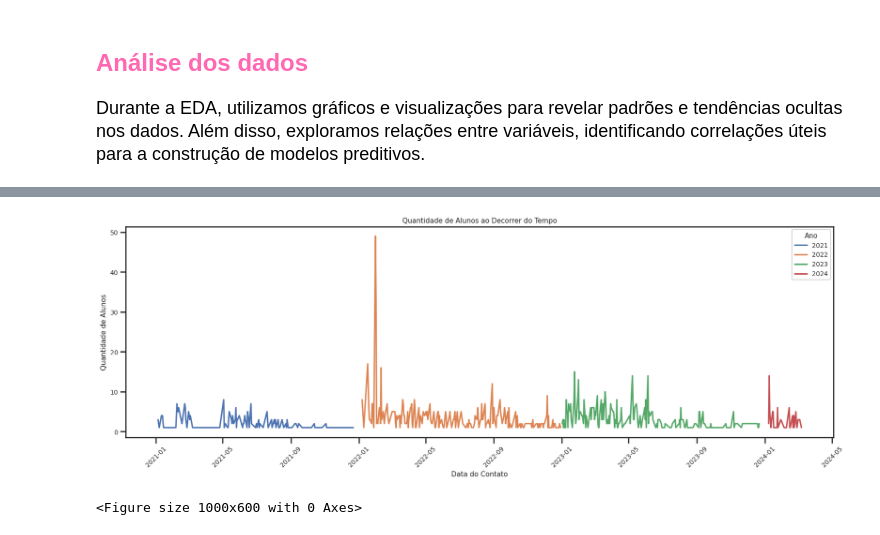
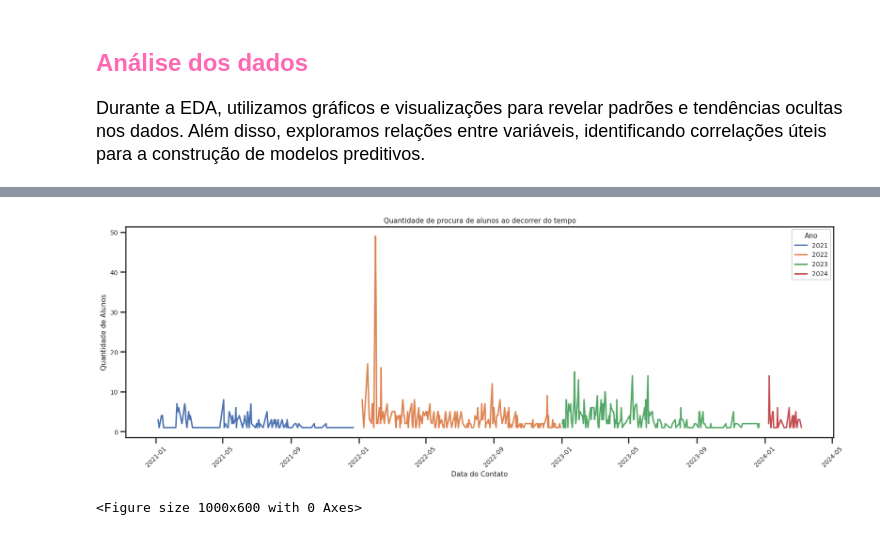
Before and after one commit to KoreTane/PredictiveLeadManagement, a Jupyter notebook: EDA.ipynb, the cells around one changed output, grey strips where cells are left out. Drawn from its saved outputs; the diff is of its cells as text; code cells hidden in the pictures.

```diff
--- a/EDA.ipynb
+++ b/EDA.ipynb
@@ -55,35 +55,35 @@ dfc['DATA 1º CONTATO'] = pd.to_datetime(dfc['DATA 1º CONTATO'])
 dfc_grouped = dfc.groupby('DATA 1º CONTATO')['ESTILOS'].count().reset_index()
 
 # Renomear as colunas
 dfc_grouped.columns = ['DATA 1º CONTATO', 'QUANTIDADE DE ALUNOS']
 
 # Ordenar o DataFrame pelo 'DATA 1º CONTATO'
 dfc_grouped = dfc_grouped.sort_values('DATA 1º CONTATO')
 
 # Criar uma coluna de ano
 dfc_grouped['ANO'] = dfc_grouped['DATA 1º CONTATO'].dt.year
 
 # Plotar o gráfico de linha
 plt.figure(figsize=(20, 6))
 
 # Plotar linhas separadas para cada ano
 for ano in dfc_grouped['ANO'].unique():
     dfc_grouped_ano = dfc_grouped[dfc_grouped['ANO'] == ano]
     sns.lineplot(x='DATA 1º CONTATO', y='QUANTIDADE DE ALUNOS', data=dfc_grouped_ano, label=str(ano))
 
 # Adicione título e rótulos
-plt.title('Quantidade de Alunos ao Decorrer do Tempo')
+plt.title('Quantidade de procura de alunos ao decorrer do tempo')
 plt.xlabel('Data do Contato')
 plt.ylabel('Quantidade de Alunos')
 plt.legend(title='Ano')
 
 # Ajustar o eixo x para exibir as datas corretamente
 plt.xticks(rotation=45)
 
 # Mostrar o gráfico
 plt.show()
 # %% [output]
-[figure, old version]
+[figure, new version]
 # %%
 # Contar a quantidade de alunos por estilo e Generero
 style_counts1 = dfc['ESTILOS'].value_counts()
```
